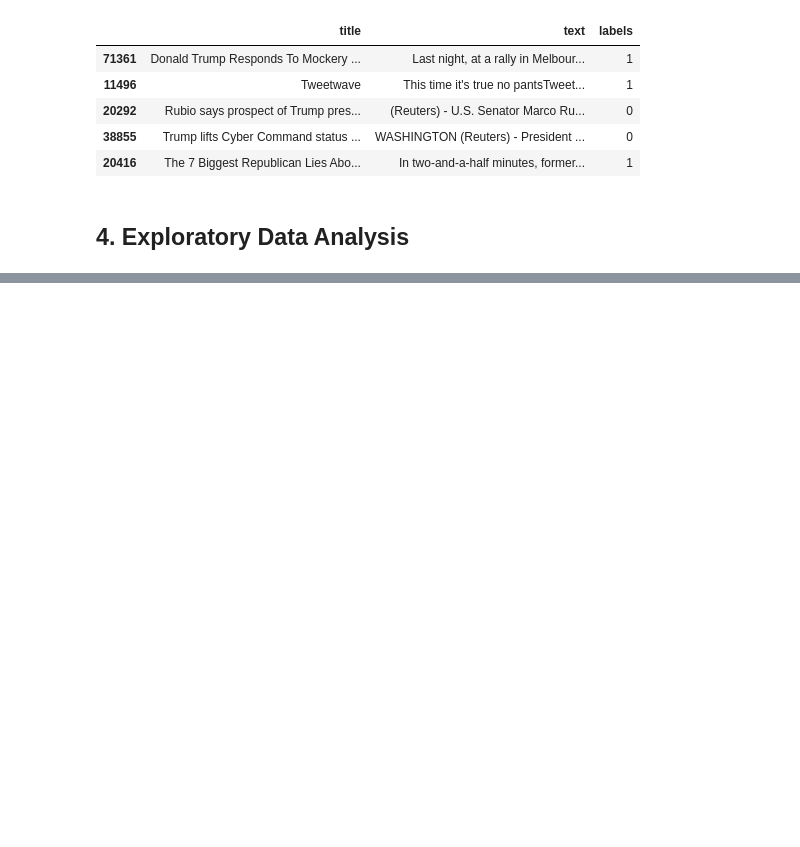
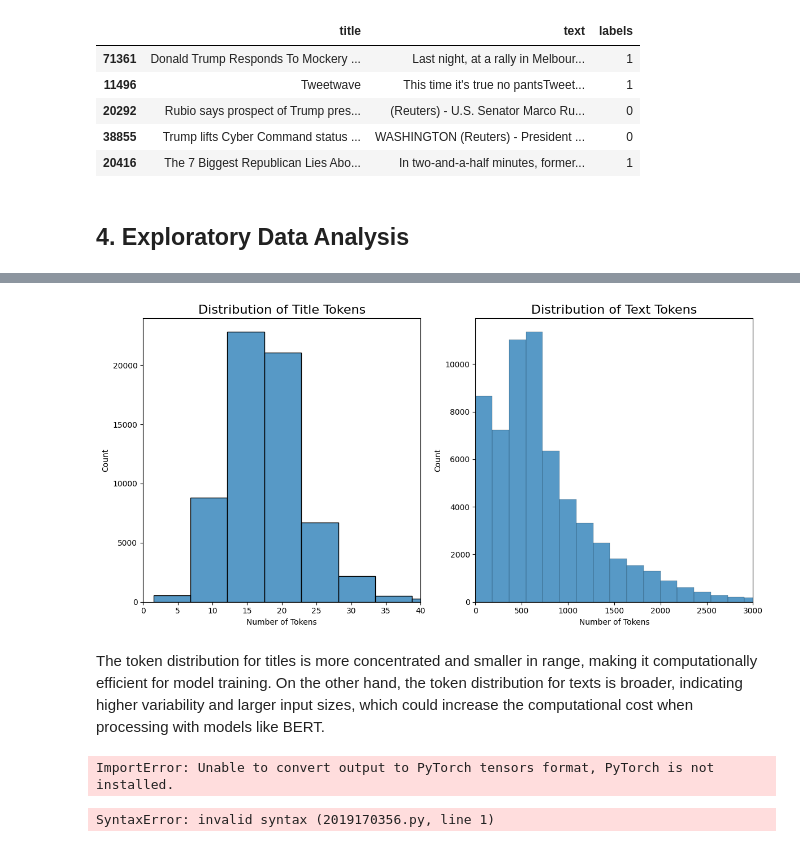
Before and after one commit to yejinPARK48/VerifyNews_using_BERT, a Jupyter notebook: FakeNews_Code.ipynb, the cells around one changed output, grey strips where cells are left out. Cells and saved outputs as stored; diff of their text form; code cells hidden in the pictures; blank space fills up the shorter version.

Commit message:
Changed preprocessing, but could not install Pytorch

```diff
--- a/FakeNews_Code.ipynb
+++ b/FakeNews_Code.ipynb
@@ -98,0 +113,76 @@ tokenizer = AutoTokenizer.from_pretrained("bert-base-uncased", use_fast=True)
+# %%
+import seaborn as sns
+import matplotlib.pyplot as plt
+
+# Token 계산: 각 단어 수에 평균적으로 1.5를 곱해 토큰 수 추정
+title_token_counts = data['title'].map(lambda text: len(text.split()) * 1.5)
+text_token_counts = data['text'].map(lambda text: len(text.split()) * 1.5)
+
+# 플롯 생성
+fig, axes = plt.subplots(1, 2, figsize=(12, 6))
+
+# 제목 토큰 분포 시각화
+sns.histplot(title_token_counts, bins=20, ax=axes[0])
+axes[0].set_title("Distribution of Title Tokens", fontsize=16)
+axes[0].set_xlabel("Number of Tokens")
+axes[0].set_xlim(0, 40)
+
+# 본문 토큰 분포 시각화
+sns.histplot(text_token_counts, bins=200, ax=axes[1])
+axes[1].set_title("Distribution of Text Tokens", fontsize=16)
+axes[1].set_xlabel("Number of Tokens")
+axes[1].set_xlim(0, 3000)
+
+# 레이아웃 조정
+plt.tight_layout()
+plt.show()
+# %% [output]
+[figure, added]
+# %% [markdown]
+The token distribution for titles is more concentrated and smaller in range, making it computationally efficient for model training. On the other hand, the token distribution for texts is broader, indicating higher variability and larger input sizes, which could increase the computational cost when processing with models like BERT.
+# %%
+
+from transformers import BertTokenizer
+import pandas as pd
+
+# 1. 데이터 로드
+titles = data['title']
+
+# 2. 텍스트 정제 함수
+def clean_text(text):
+    # 특수문자 제거
+    text = ''.join(c for c in text if c.isalnum() or c.isspace())
+    # 소문자 변환
+    text = text.lower()
+    return text
+
+# 정제된 Title 데이터로 변환
+cleaned_titles = titles.apply(clean_text)
+
+# 3. BERT 토크나이저 로드
+tokenizer = BertTokenizer.from_pretrained('bert-base-uncased')
+
+# 4. 토큰화, 패딩 및 트렁케이션 처리
+max_length = 32  # 고정 시퀀스 길이 설정
+encoded_titles = tokenizer(
+    cleaned_titles.tolist(),  # 리스트 형태로 변환
+    padding='max_length',     # 고정 길이로 패딩
+    truncation=True,          # 길이를 초과하면 자름
+    max_length=max_length,    # 최대 길이 설정
+    return_tensors="pt"       # PyTorch 텐서로 반환 (TensorFlow는 "tf")
+)
+
+# 5. 출력 형태 확인
+print(encoded_titles.keys())  # 'input_ids', 'attention_mask', 'token_type_ids' 포함
+print(encoded_titles['input_ids'][0])  # 첫 번째 샘플의 토큰 ID 출력
+
+# 6. 결과 (PyTorch 텐서) 예시
+input_ids = encoded_titles['input_ids']
+attention_mask = encoded_titles['attention_mask']
+# %% [output]
+ImportError: Unable to convert output to PyTorch tensors format, PyTorch is not installed.
+# %%
+git clone --recursive https://github.com/pytorch/pytorch
+cd pytorch
+# %% [output]
+SyntaxError: invalid syntax (2019170356.py, line 1)
```
Also changed, not shown: parts of 7 cells of this notebook.
